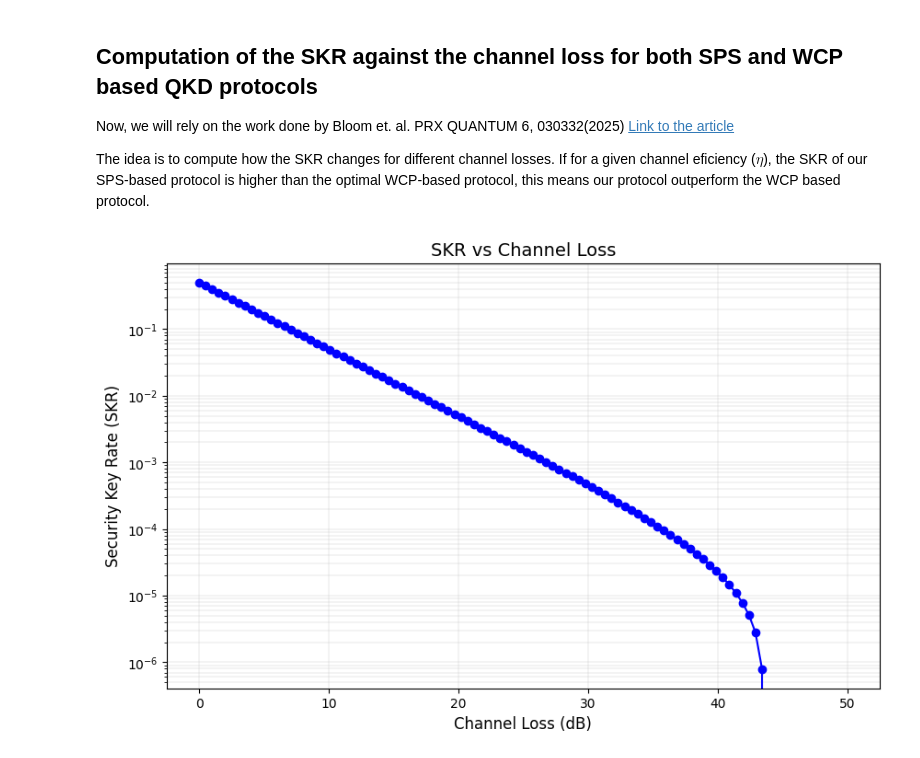
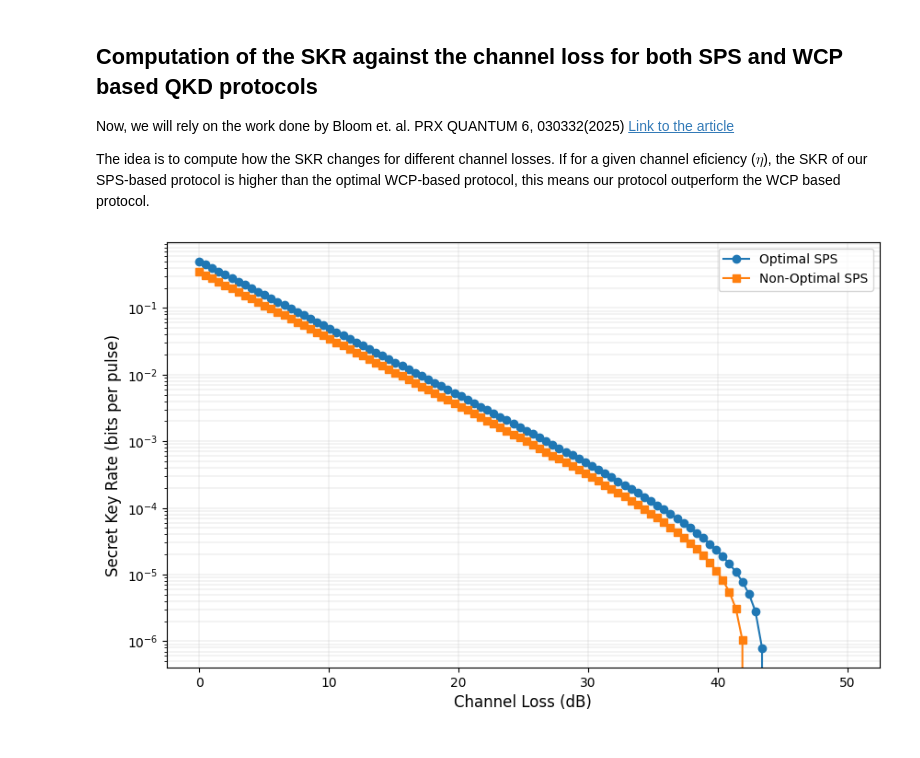
Before and after one commit to RaulLahoz/Perovskite_QKD, a Jupyter notebook: WCP_vs_SPS.ipynb, the cells around one changed output. Saved outputs shown, nothing was run; the diff lists cells and outputs as text; code cells hidden in the pictures.

```diff
--- a/WCP_vs_SPS.ipynb
+++ b/WCP_vs_SPS.ipynb
@@ -119,7 +119,7 @@ Now, we will rely on the work done by Bloom et. al. PRX QUANTUM 6, 030332(2025)
 
 The idea is to compute how the SKR changes for different channel losses. If for a given channel eficiency ($\eta$), the SKR of our SPS-based protocol is higher than the optimal WCP-based protocol, this means our protocol outperform the WCP based protocol.
 # %%
-def plot_R_vs_dB(dB_values, q, P_DC, e_d, P_0, P_1, P_2, f_Es):
+def plot_R_vs_dB(dB_values, q, P_DC, e_d, P_0, P_1, P_2, f_Es, show_plot=True):
 
     # Convert dB to transmission
     n = 10**(-np.array(dB_values)/10)
@@ -157,15 +157,15 @@ def plot_R_vs_dB(dB_values, q, P_DC, e_d, P_0, P_1, P_2, f_Es):
     # Final key rate R
     R = q * (Q1 - Q1*H2_e1 - Qs*f_Es*H2_Es)
 
-    # Plot with logarithmic y-axis
-    plt.figure(figsize=(10,6))
-    plt.plot(dB_values, R, 'o-', color='blue')
-    plt.xlabel("Channel Loss (dB)", fontsize=12)
-    plt.ylabel("Security Key Rate (SKR)", fontsize=12)
-    plt.title("SKR vs Channel Loss", fontsize=14)
-    plt.yscale('log')  # Logarithmic y-axis
-    plt.grid(True, which="both", ls="-", linewidth=0.2)
-    plt.show()
+    # Plot only if show_plot is True
+    if show_plot:
+        plt.figure(figsize=(10,6))
+        plt.plot(dB_values, R, 'o-', color='blue')
+        plt.xlabel("Channel Loss (dB)", fontsize=12)
+        plt.ylabel("Security Key Rate (bits per pulse)", fontsize=12)
+        plt.yscale('log')  # Logarithmic y-axis
+        plt.grid(True, which="both", ls="-", linewidth=0.2)
+        plt.show()
 
     return R
 # %%
@@ -178,6 +178,29 @@ P_0, P_1, P_2 = 0, 1, 0 # Probabilty of emitting 0, 1 or 2 photons
 f_Es = 1.22 # Error-correction efficiency (taken to be 1.22)
 
 dB_range = np.linspace(0, 50, 100)  # Losses from 0 to 50 dB
-R_OptimalSPS = plot_R_vs_dB(dB_range, q, P_DC, e_d, P_0, P_1, P_2, f_Es)
+R_OptimalSPS = plot_R_vs_dB(dB_range, q, P_DC, e_d, P_0, P_1, P_2, f_Es, show_plot=False)
-# %% [output]
-[figure, removed]
+# %%
+# --- Non-Optimal BB84 with SPS ---
+
+q = 0.5 # For the BB84 protocol (half of the photons are measured in the wrong basis)
+P_DC = 1e-5 # Probability of obtaining a dark count (Dark Count Rate / Rate in our experiment)
+e_d = 0 # Probability of the photons sent by Alice to reach the wrong detector
+P_0, P_1, P_2 = 0.2, 0.7, 0.1 # Probabilty of emitting 0, 1 or 2 photons
+f_Es = 1.22 # Error-correction efficiency (taken to be 1.22)
+
+dB_range = np.linspace(0, 50, 100)  # Losses from 0 to 50 dB
+R_NonOptimalSPS = plot_R_vs_dB(dB_range, q, P_DC, e_d, P_0, P_1, P_2, f_Es, show_plot=False)
+# %%
+# Showing all different dependences in the same graph
+plt.figure(figsize=(10,6))
+plt.plot(dB_range, R_OptimalSPS, 'o-', label="Optimal SPS")
+plt.plot(dB_range, R_NonOptimalSPS, 's-', label="Non-Optimal SPS")
+
+plt.xlabel("Channel Loss (dB)", fontsize=12)
+plt.ylabel("Secret Key Rate (bits per pulse)", fontsize=12)
+plt.yscale("log")  # logarithmic Y scale
+plt.grid(True, which="both", ls="-", linewidth=0.2)
+plt.legend()
+plt.show()
+# %% [output]
+[figure, added]
```
